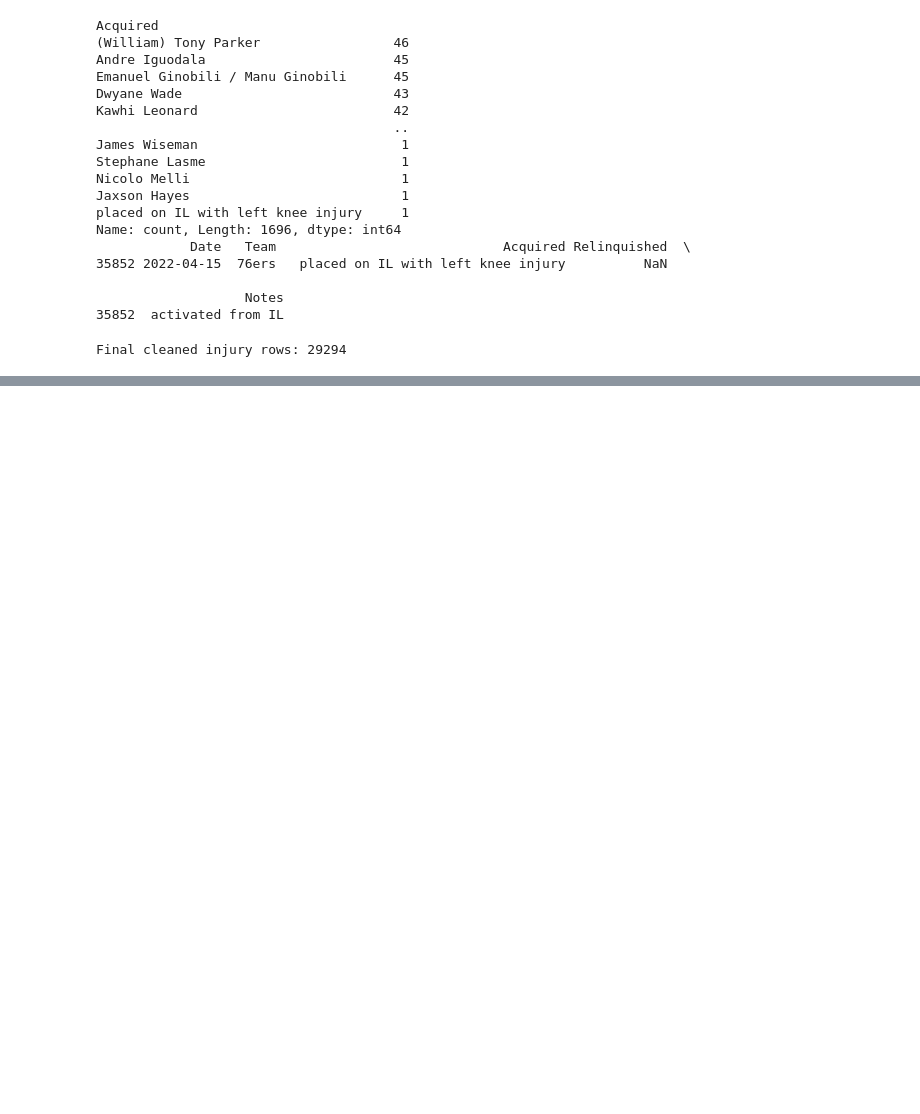
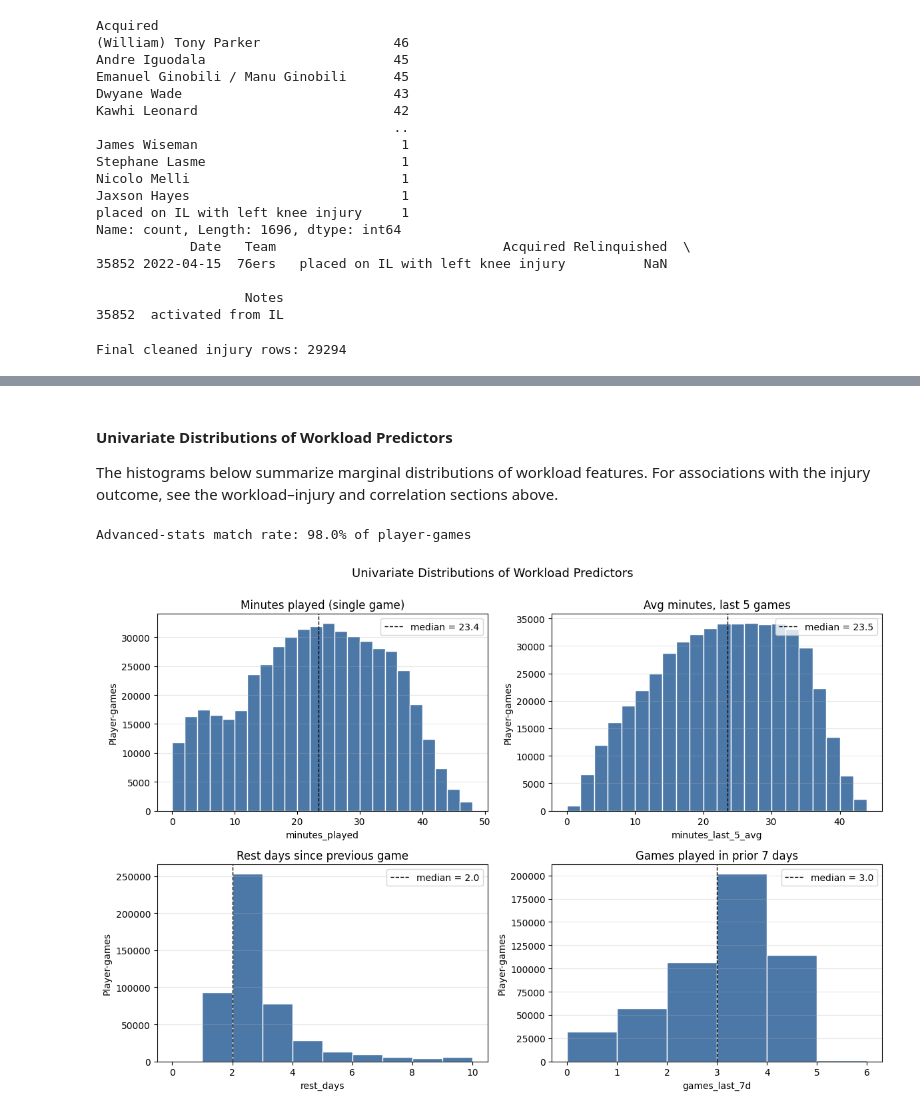
Before and after one commit to COGS108/Group-SP26-100, a Jupyter notebook: 03-FinalProject.ipynb, the cells around one changed output, grey strips where cells are left out. Drawn from its saved outputs; the diff is of its cells as text; code cells hidden in the pictures; blank space fills up the shorter version.

Commit message:
clean and eda review

```diff
--- a/03-FinalProject.ipynb
+++ b/03-FinalProject.ipynb
@@ -721,0 +778,46 @@ If this work continued beyond the course, natural next steps would include addin
+# %% [markdown]
+#### Univariate Distributions of Workload Predictors
+
+The histograms below summarize marginal distributions of workload features. For associations with the injury outcome, see the workload–injury and correlation sections above.
+# %%
+advanced = pd.read_csv('data/02-processed/advanced_2.csv')
+
+# Basketball-Reference uses season end year (2004 = 2003-04 season) while games_clean SEASON is the start year
+advanced['SEASON'] = advanced['season'] - 1
+advanced['player_key'] = advanced['player'].apply(normalize_player_name)
+advanced = (
+    advanced.sort_values(['player_key', 'SEASON', 'g'], ascending=[True, True, False])
+    .drop_duplicates(subset=['player_key', 'SEASON'], keep='first')
+    [['player_key', 'SEASON', 'age', 'usg_percent', 'per', 'bpm', 'vorp']]
+)
+
+# Merge advanced stats onto the workload feature frame built above
+uni_eda_df = uni_eda_df.merge(advanced, on=['player_key', 'SEASON'], how='left')
+match_rate = uni_eda_df['age'].notna().mean()
+print(f"Advanced-stats match rate: {match_rate:.1%} of player-games")
+
+features = [
+    ('minutes_played',     'Minutes played (single game)',    np.arange(0, 50, 2)),
+    ('minutes_last_5_avg', 'Avg minutes, last 5 games',       np.arange(0, 45, 2)),
+    ('rest_days',          'Rest days since previous game',   np.arange(0, 11, 1)),
+    ('games_last_7d',      'Games played in prior 7 days',    np.arange(0, 7, 1)),
+]
+
+fig, axes = plt.subplots(2, 2, figsize=(12, 8))
+axes = axes.flatten()
+for ax, (col, title, bins) in zip(axes, features):
+    data = uni_eda_df[col].dropna()
+    ax.hist(data, bins=bins, color='#4c78a8', edgecolor='white')
+    ax.axvline(data.median(), color='black', linestyle='--', linewidth=1,
+               label=f'median = {data.median():.1f}')
+    ax.set_title(title)
+    ax.set_xlabel(col)
+    ax.set_ylabel('Player-games')
+    ax.legend(loc='upper right')
+    ax.grid(axis='y', alpha=0.3)
+fig.suptitle('Univariate Distributions of Workload Predictors', y=1.00, fontsize=13)
+fig.tight_layout()
+plt.show()
+# %% [output]
+Advanced-stats match rate: 98.0% of player-games
+[figure, added]
```
Also changed, not shown: parts of 57 cells of this notebook, 1 other file.
